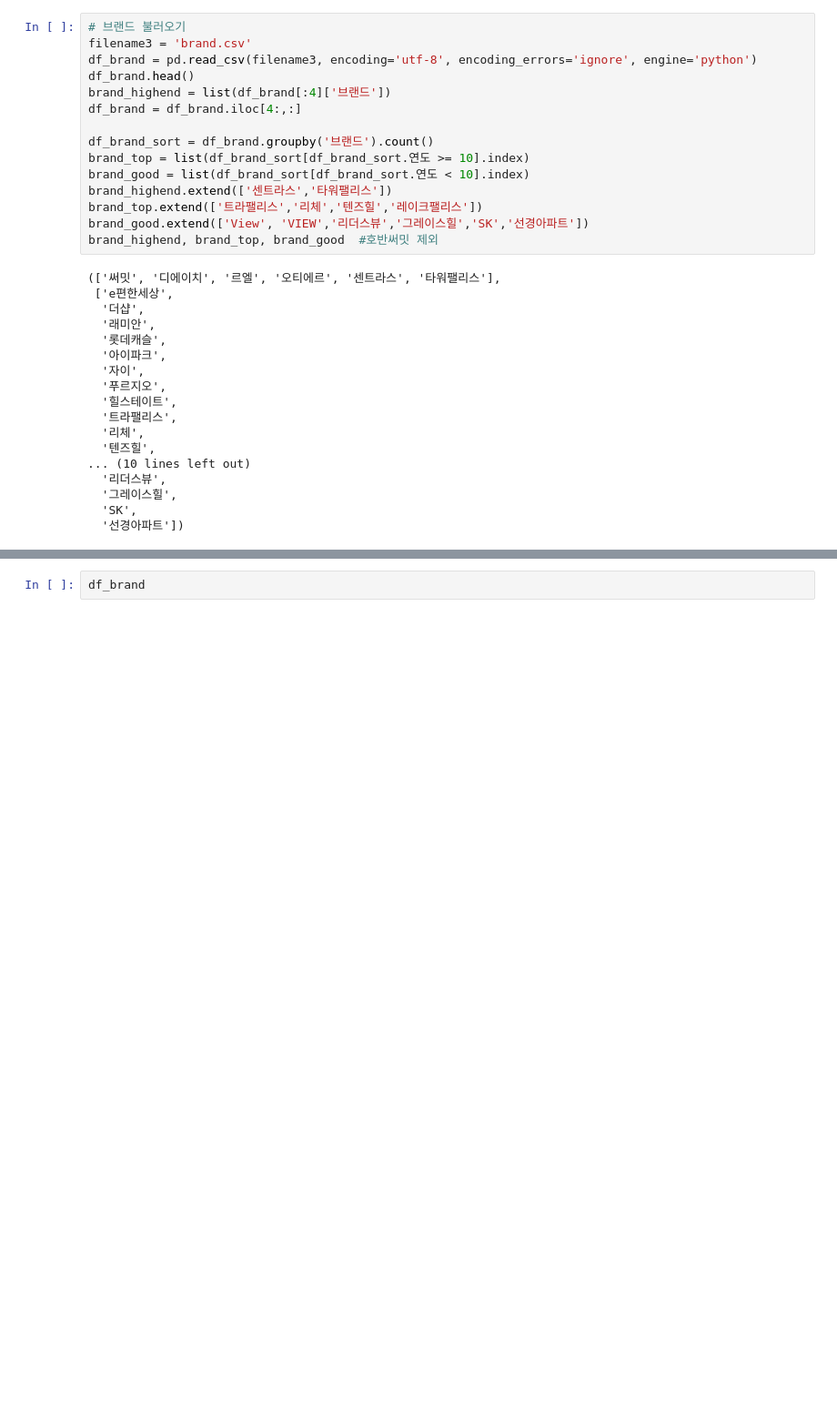
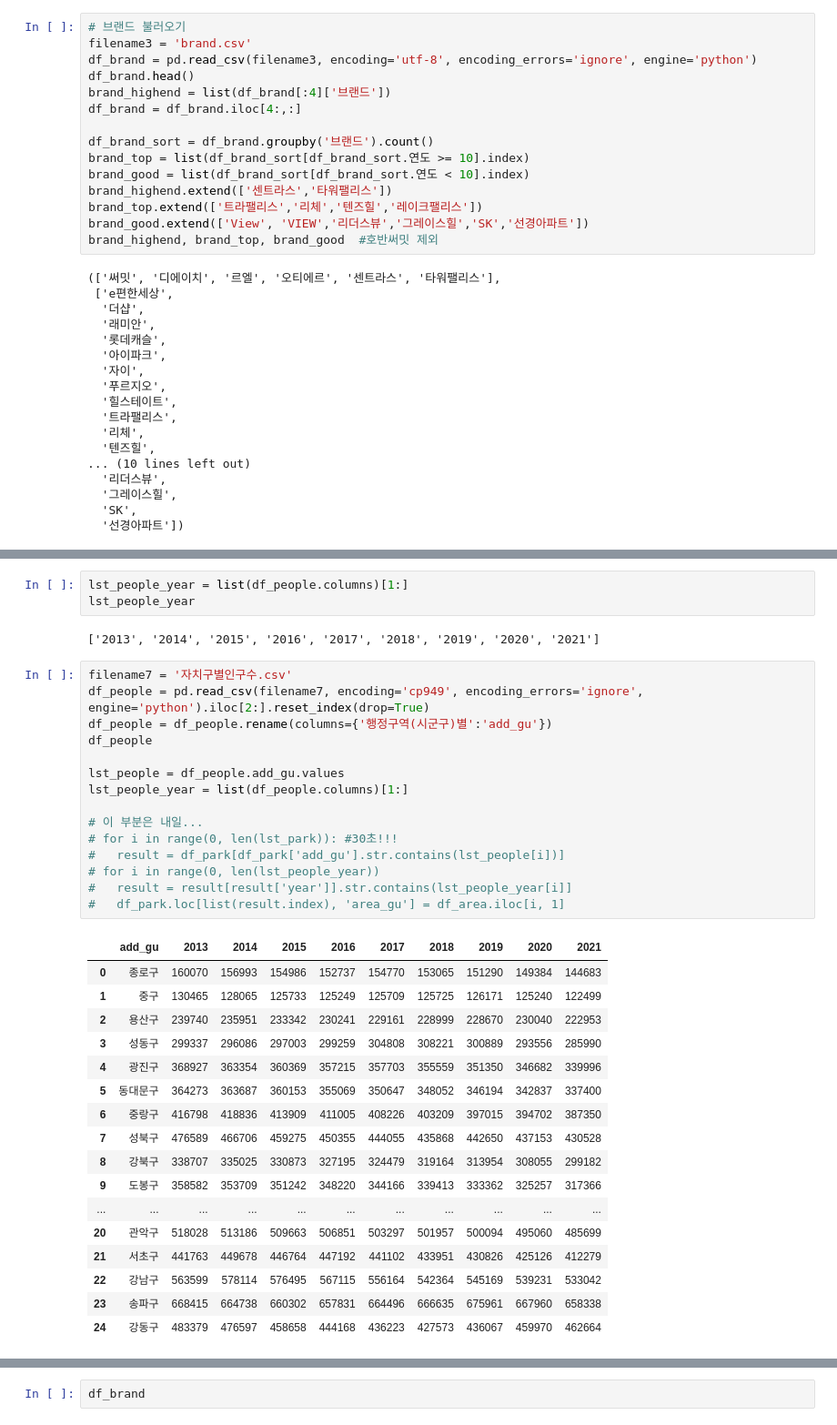
Before and after one commit to Jesimsim/ds-section2-project, a Jupyter notebook: section2_project_practice.ipynb, the cells around one changed output, grey strips where cells are left out. Shown at 91% size. Drawn from its saved outputs; the diff is of its cells as text; blank space fills up the shorter version.

```diff
--- a/section2_project_practice.ipynb
+++ b/section2_project_practice.ipynb
@@ -338,0 +435,38 @@ brand_highend, brand_top, brand_good  #호반써밋 제외
+# %%
+lst_people_year = list(df_people.columns)[1:]
+lst_people_year
+# %% [output]
+['2013', '2014', '2015', '2016', '2017', '2018', '2019', '2020', '2021']
+# %%
+filename7 = '자치구별인구수.csv'
+df_people = pd.read_csv(filename7, encoding='cp949', encoding_errors='ignore', engine='python').iloc[2:].reset_index(drop=True)
+df_people = df_people.rename(columns={'행정구역(시군구)별':'add_gu'})
+df_people
+
+lst_people = df_people.add_gu.values
+lst_people_year = list(df_people.columns)[1:]
+
+# 이 부분은 내일...
+# for i in range(0, len(lst_park)): #30초!!!
+#   result = df_park[df_park['add_gu'].str.contains(lst_people[i])]
+# for i in range(0, len(lst_people_year))
+#   result = result[result['year']].str.contains(lst_people_year[i]]
+#   df_park.loc[list(result.index), 'area_gu'] = df_area.iloc[i, 1]
+# %% [output]
+|  | add_gu | 2013 | 2014 | 2015 | 2016 | 2017 | 2018 | 2019 | 2020 | 2021 |
+| 0 | 종로구 | 160070 | 156993 | 154986 | 152737 | 154770 | 153065 | 151290 | 149384 | 144683 |
+| 1 | 중구 | 130465 | 128065 | 125733 | 125249 | 125709 | 125725 | 126171 | 125240 | 122499 |
+| 2 | 용산구 | 239740 | 235951 | 233342 | 230241 | 229161 | 228999 | 228670 | 230040 | 222953 |
+| 3 | 성동구 | 299337 | 296086 | 297003 | 299259 | 304808 | 308221 | 300889 | 293556 | 285990 |
+| 4 | 광진구 | 368927 | 363354 | 360369 | 357215 | 357703 | 355559 | 351350 | 346682 | 339996 |
+| 5 | 동대문구 | 364273 | 363687 | 360153 | 355069 | 350647 | 348052 | 346194 | 342837 | 337400 |
+| 6 | 중랑구 | 416798 | 418836 | 413909 | 411005 | 408226 | 403209 | 397015 | 394702 | 387350 |
+| 7 | 성북구 | 476589 | 466706 | 459275 | 450355 | 444055 | 435868 | 442650 | 437153 | 430528 |
+| 8 | 강북구 | 338707 | 335025 | 330873 | 327195 | 324479 | 319164 | 313954 | 308055 | 299182 |
+| 9 | 도봉구 | 358582 | 353709 | 351242 | 348220 | 344166 | 339413 | 333362 | 325257 | 317366 |
+| ... | ... | ... | ... | ... | ... | ... | ... | ... | ... | ... |
+| 20 | 관악구 | 518028 | 513186 | 509663 | 506851 | 503297 | 501957 | 500094 | 495060 | 485699 |
+| 21 | 서초구 | 441763 | 449678 | 446764 | 447192 | 441102 | 433951 | 430826 | 425126 | 412279 |
+| 22 | 강남구 | 563599 | 578114 | 576495 | 567115 | 556164 | 542364 | 545169 | 539231 | 533042 |
+| 23 | 송파구 | 668415 | 664738 | 660302 | 657831 | 664496 | 666635 | 675961 | 667960 | 658338 |
+| 24 | 강동구 | 483379 | 476597 | 458658 | 444168 | 436223 | 427573 | 436067 | 459970 | 462664 |
```
Also changed, not shown: parts of 28 cells of this notebook.
